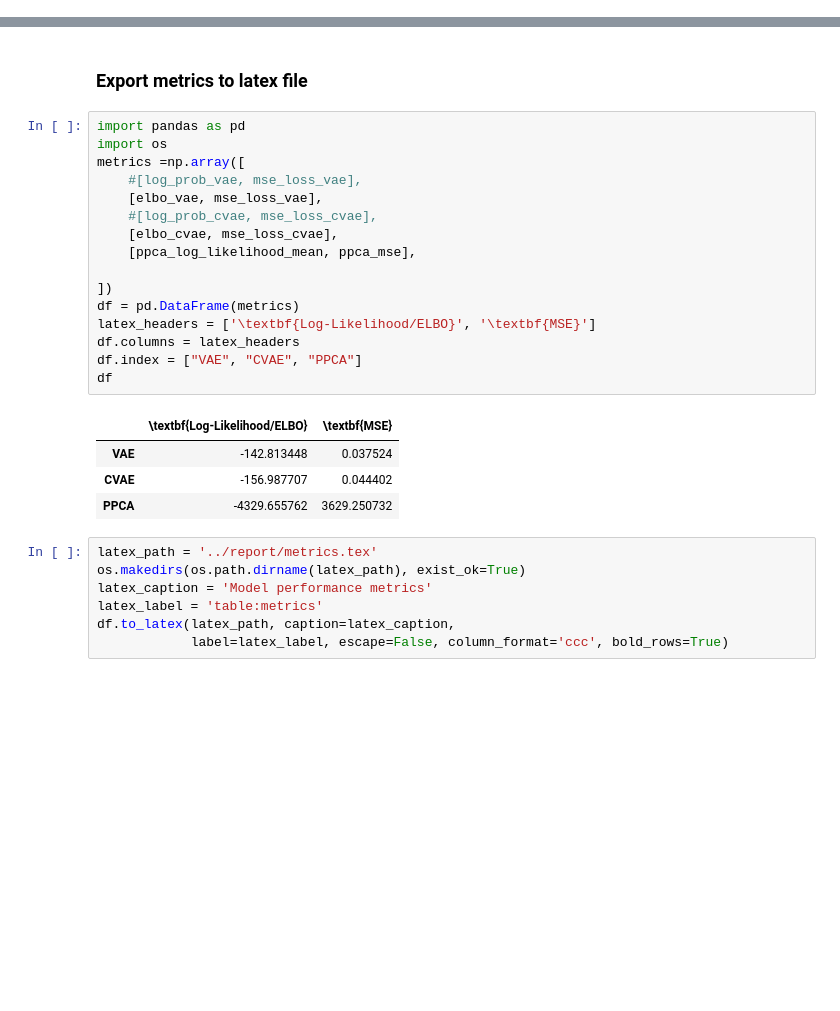
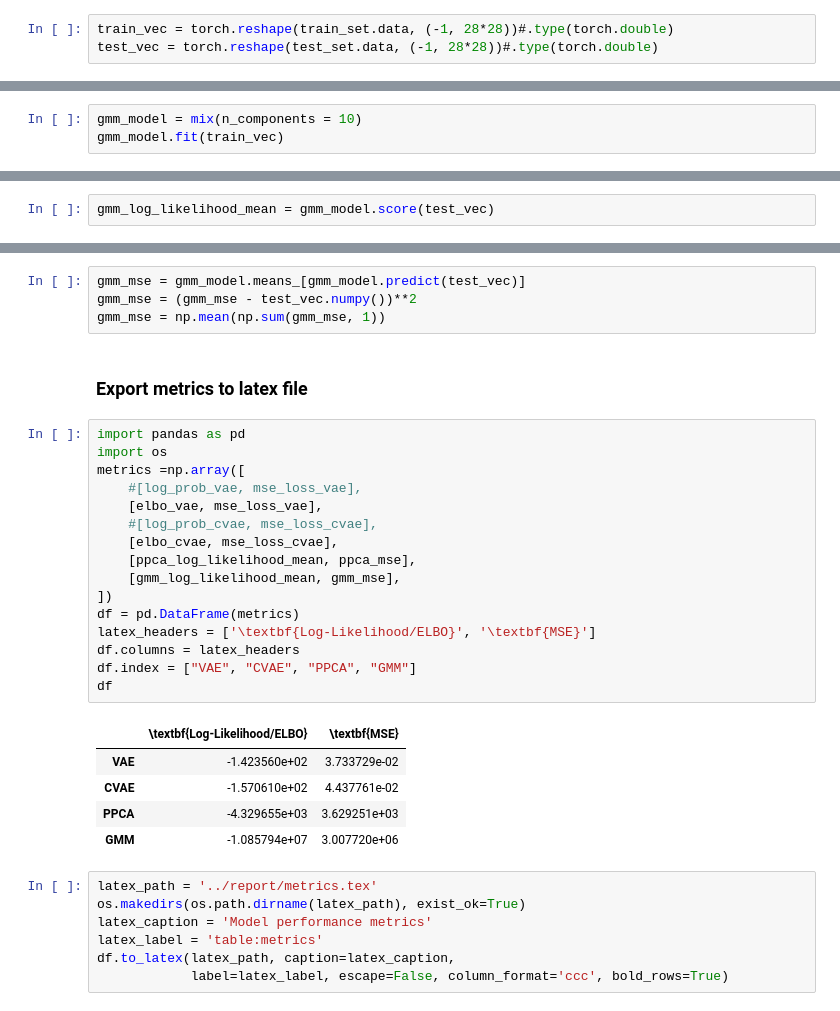
Before and after one commit to JackismyShephard/pml-22-exam, a Jupyter notebook: scripts/code.ipynb, the cells around one changed output, grey strips where cells are left out. Cells and saved outputs as stored; diff of their text form; blank space fills up the shorter version.

```diff
--- a/scripts/code.ipynb
+++ b/scripts/code.ipynb
@@ -577,0 +585,3 @@ ppca_mse = torch.nn.functional.mse_loss(x_mean, test_vec, reduction = "sum")/(N_
+# %%
+train_vec = torch.reshape(train_set.data, (-1, 28*28))#.type(torch.double)
+test_vec = torch.reshape(test_set.data, (-1, 28*28))#.type(torch.double)
@@ -577,0 +590,3 @@ ppca_mse = torch.nn.functional.mse_loss(x_mean, test_vec, reduction = "sum")/(N_
+# %%
+gmm_model = mix(n_components = 10)
+gmm_model.fit(train_vec)
@@ -577,0 +670,2 @@ ppca_mse = torch.nn.functional.mse_loss(x_mean, test_vec, reduction = "sum")/(N_
+# %%
+gmm_log_likelihood_mean = gmm_model.score(test_vec)
@@ -578,26 +676,31 @@ ppca_mse = torch.nn.functional.mse_loss(x_mean, test_vec, reduction = "sum")/(N_
+# %%
+gmm_mse = gmm_model.means_[gmm_model.predict(test_vec)]
+gmm_mse = (gmm_mse - test_vec.numpy())**2
+gmm_mse = np.mean(np.sum(gmm_mse, 1))
 # %% [markdown]
 ### Export metrics to latex file
 # %%
 import pandas as pd
 import os
 metrics =np.array([
     #[log_prob_vae, mse_loss_vae],
     [elbo_vae, mse_loss_vae],
     #[log_prob_cvae, mse_loss_cvae],
     [elbo_cvae, mse_loss_cvae],
     [ppca_log_likelihood_mean, ppca_mse],
-
+    [gmm_log_likelihood_mean, gmm_mse],
 ])
 df = pd.DataFrame(metrics)
 latex_headers = ['\textbf{Log-Likelihood/ELBO}', '\textbf{MSE}']
 df.columns = latex_headers
-df.index = ["VAE", "CVAE", "PPCA"]
+df.index = ["VAE", "CVAE", "PPCA", "GMM"]
 df
 # %% [output]
 |  | \textbf{Log-Likelihood/ELBO} | \textbf{MSE} |
-| VAE | -142.813448 | 0.037524 |
-| CVAE | -156.987707 | 0.044402 |
-| PPCA | -4329.655762 | 3629.250732 |
+| VAE | -1.423560e+02 | 3.733729e-02 |
+| CVAE | -1.570610e+02 | 4.437761e-02 |
+| PPCA | -4.329655e+03 | 3.629251e+03 |
+| GMM | -1.085794e+07 | 3.007720e+06 |
 # %%
 latex_path = '../report/metrics.tex'
 os.makedirs(os.path.dirname(latex_path), exist_ok=True)
```
Also changed, not shown: parts of 25 cells of this notebook.
